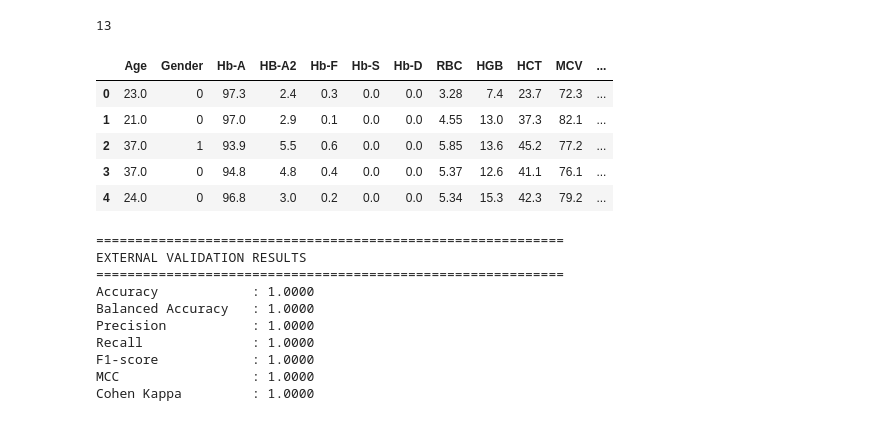
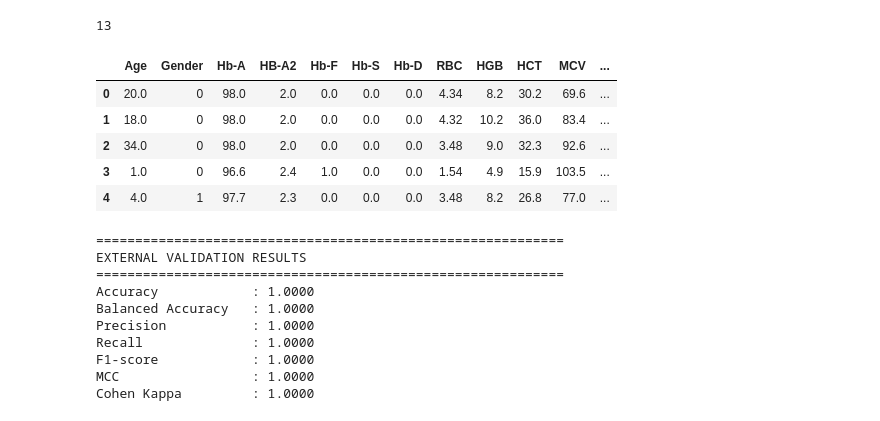
Before and after one commit to NaveedAhmad-6522/Hemoglobinopathy_ML_Classification, a Jupyter notebook: 04_External_Data_Validation.ipynb, the cells around one changed output. Drawn from its saved outputs; the diff is of its cells as text; code cells hidden in the pictures.

Commit message:
Update external validation with second external dataset

```diff
--- a/04_External_Data_Validation.ipynb
+++ b/04_External_Data_Validation.ipynb
@@ -154,37 +154,37 @@ print(xgb_model.n_features_in_)
 # %%
 # ============================================================
 # PREPARE FEATURES
 # ============================================================
 
 # Removed the 'Hospital' column addition based on user feedback and model requirements.
 
 feature_order = [
     "Age",
     "Gender",
     "Hb-A",
     "HB-A2",
     "Hb-F",
     "Hb-S",
     "Hb-D",
     "RBC",
     "HGB",
     "HCT",
     "MCV",
     "MCH",
     "MCHC"
     # Removed 'Hospital' from feature_order as it's not expected by the model.
 ]
 
-X_external = external[feature_order]
+X_external = external_II[feature_order] # Changed external to external_II
 
 X_external.head()
 # %% [output]
 |  | Age | Gender | Hb-A | HB-A2 | Hb-F | Hb-S | Hb-D | RBC | HGB | HCT | MCV | ... |
-| 0 | 23.0 | 0 | 97.3 | 2.4 | 0.3 | 0.0 | 0.0 | 3.28 | 7.4 | 23.7 | 72.3 | ... |
-| 1 | 21.0 | 0 | 97.0 | 2.9 | 0.1 | 0.0 | 0.0 | 4.55 | 13.0 | 37.3 | 82.1 | ... |
-| 2 | 37.0 | 1 | 93.9 | 5.5 | 0.6 | 0.0 | 0.0 | 5.85 | 13.6 | 45.2 | 77.2 | ... |
-| 3 | 37.0 | 0 | 94.8 | 4.8 | 0.4 | 0.0 | 0.0 | 5.37 | 12.6 | 41.1 | 76.1 | ... |
-| 4 | 24.0 | 0 | 96.8 | 3.0 | 0.2 | 0.0 | 0.0 | 5.34 | 15.3 | 42.3 | 79.2 | ... |
+| 0 | 20.0 | 0 | 98.0 | 2.0 | 0.0 | 0.0 | 0.0 | 4.34 | 8.2 | 30.2 | 69.6 | ... |
+| 1 | 18.0 | 0 | 98.0 | 2.0 | 0.0 | 0.0 | 0.0 | 4.32 | 10.2 | 36.0 | 83.4 | ... |
+| 2 | 34.0 | 0 | 98.0 | 2.0 | 0.0 | 0.0 | 0.0 | 3.48 | 9.0 | 32.3 | 92.6 | ... |
+| 3 | 1.0 | 0 | 96.6 | 2.4 | 1.0 | 0.0 | 0.0 | 1.54 | 4.9 | 15.9 | 103.5 | ... |
+| 4 | 4.0 | 1 | 97.7 | 2.3 | 0.0 | 0.0 | 0.0 | 3.48 | 8.2 | 26.8 | 77.0 | ... |
 # %%
 # ============================================================
 # SCALE FEATURES
```
Also changed, not shown: parts of 56 cells of this notebook.
